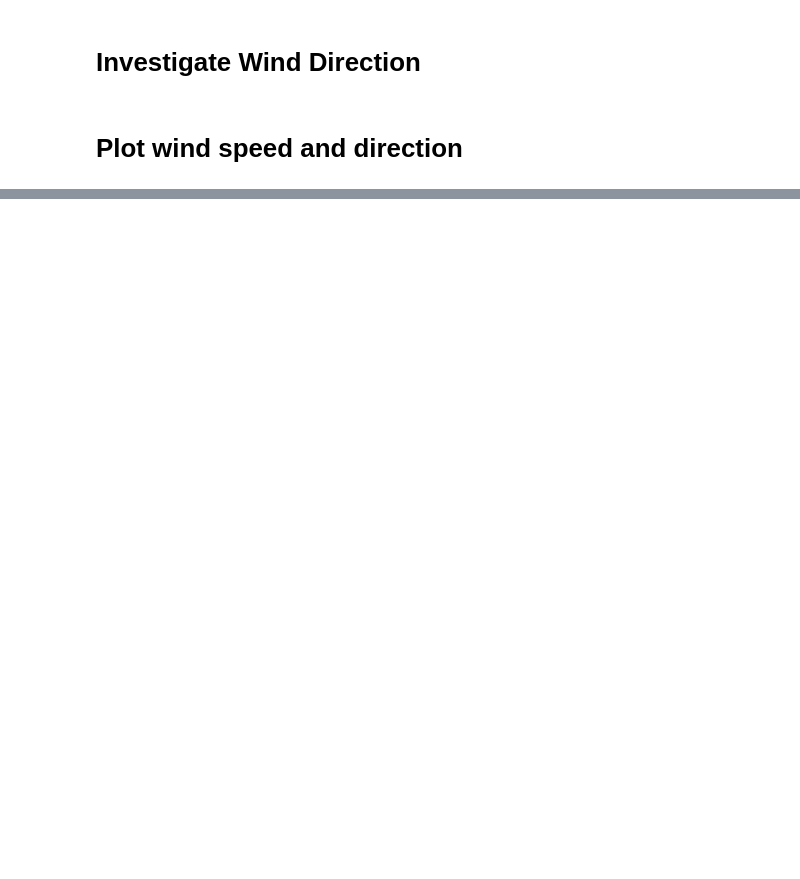
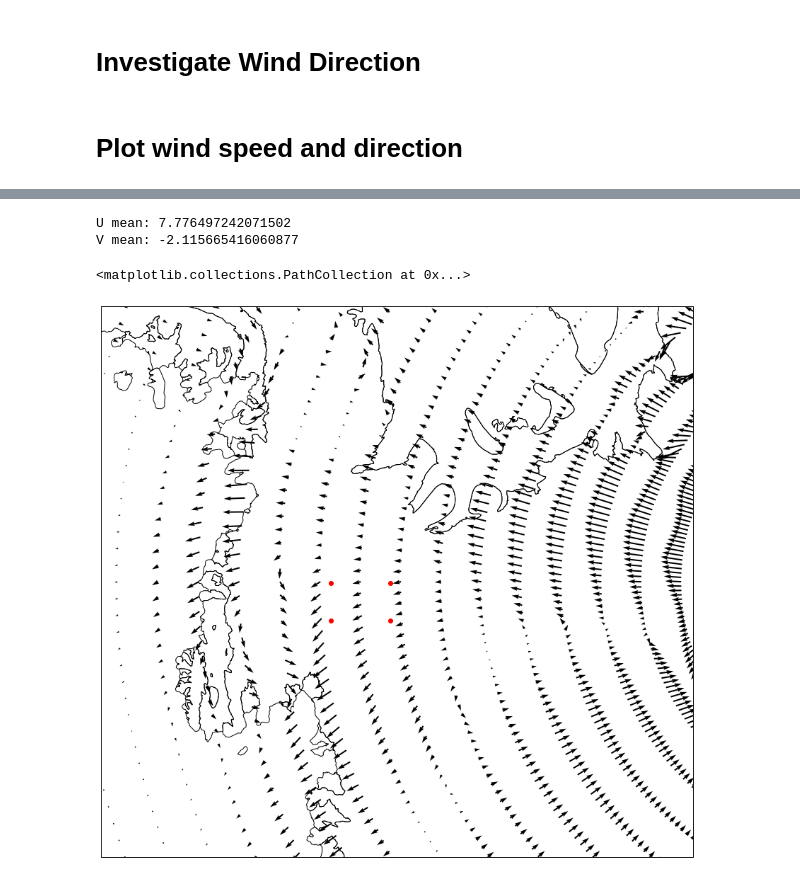
Before and after one commit to EricKeenan/SNOWPACK_WAIS, a Jupyter notebook: analysis/Wind_direction.ipynb, the cells around one changed output, grey strips where cells are left out. Cells and saved outputs as stored; diff of their text form; code cells hidden in the pictures; blank space fills up the shorter version.

Commit message:
Compare A3D winds to MERRA-2

```diff
--- a/analysis/Wind_direction.ipynb
+++ b/analysis/Wind_direction.ipynb
@@ -40,0 +51,63 @@ ds['dw'][:,50,50].plot()
+# %%
+# This is from the .smet files created by meteoio.
+# This picture is generally consistent with what comes out of A3D (Liston algorithm). So maybe going from MERRA-2 to .smet is incorrect?
+smet_path = "/scratch/summit/erke2265/SNOWPACK_WAIS/input/meteo/A3D_site_33.smet"
+VW_smet, DW_smet = np.loadtxt(smet_path, skiprows=16, usecols=(3,4), unpack=True)
+U_smet, V_smet = calc_U_V(VW_smet, DW_smet)
+print("U mean: " + str(U_smet.mean()))
+print("V mean: " + str(V_smet.mean()))
+# %% [output]
+U mean: 7.776497242071502
+V mean: -2.115665416060877
+# %%
+# Define upper left and lower right A3D domain corners in epsg 3031
+ncol = 168
+nrow = 107
+left = -1542000 # done
+bottom = -109000 # done
+top = bottom + 1000 * (nrow -1)
+right = left + 1000 * (ncol -1)
+
+# Look at MERRA-2
+M2_U_path = "/scratch/summit/erke2265/MERRA2/U10M_hourly_1980.nc"
+M2_V_path = "/scratch/summit/erke2265/MERRA2/V10M_hourly_1980.nc"
+
+tgt_lat = -76.500000
+tgt_lon = -93.125000
+
+M2_U = xr.open_dataset(M2_U_path)
+M2_U = M2_U['U10M']
+M2_U_mean = M2_U_mean = M2_U.mean(dim='time').values
+M2_V = xr.open_dataset(M2_V_path)
+M2_V = M2_V['V10M']
+M2_V_mean = M2_V.mean(dim='time').values
+
+# Load coastlines
+df = gpd.read_file("/pl/active/nasa_smb/Data/ADD_Coastline_low_res_polygon.shp")
+crs_epsg = ccrs.SouthPolarStereo()
+df_epsg = df.to_crs(epsg='3031')
+
+# Generate figure
+fig, axs = plt.subplots(1, 1, subplot_kw={'projection': crs_epsg},
+                        figsize=(15, 15))
+
+# Plot coastlines
+axs.set_extent((-110, -70, -85, -70), ccrs.PlateCarree())
+axs.add_geometries(df_epsg['geometry'], crs=crs_epsg,
+                      facecolor='none', edgecolor='black')
+
+# Plot MERRA-2 winds on south polar stereo map
+vector_crs = ccrs.PlateCarree()
+space = 2
+axs.quiver(M2_U['lon'].values[::space], M2_U['lat'].values[::space], M2_U_mean[::space,::space], \
+           M2_V_mean[::space,::space], transform=vector_crs, \
+           scale=300)
+
+# Plot model domain
+plt.scatter(left, bottom, c='r', label="A3D Domain")
+plt.scatter(left, top, c='r')
+plt.scatter(right, bottom, c='r')
+plt.scatter(right, top, c='r')
+# %% [output]
+<matplotlib.collections.PathCollection at 0x...>
+[figure, added]
```
Also changed, not shown: parts of 5 cells of this notebook, 1 other file.
